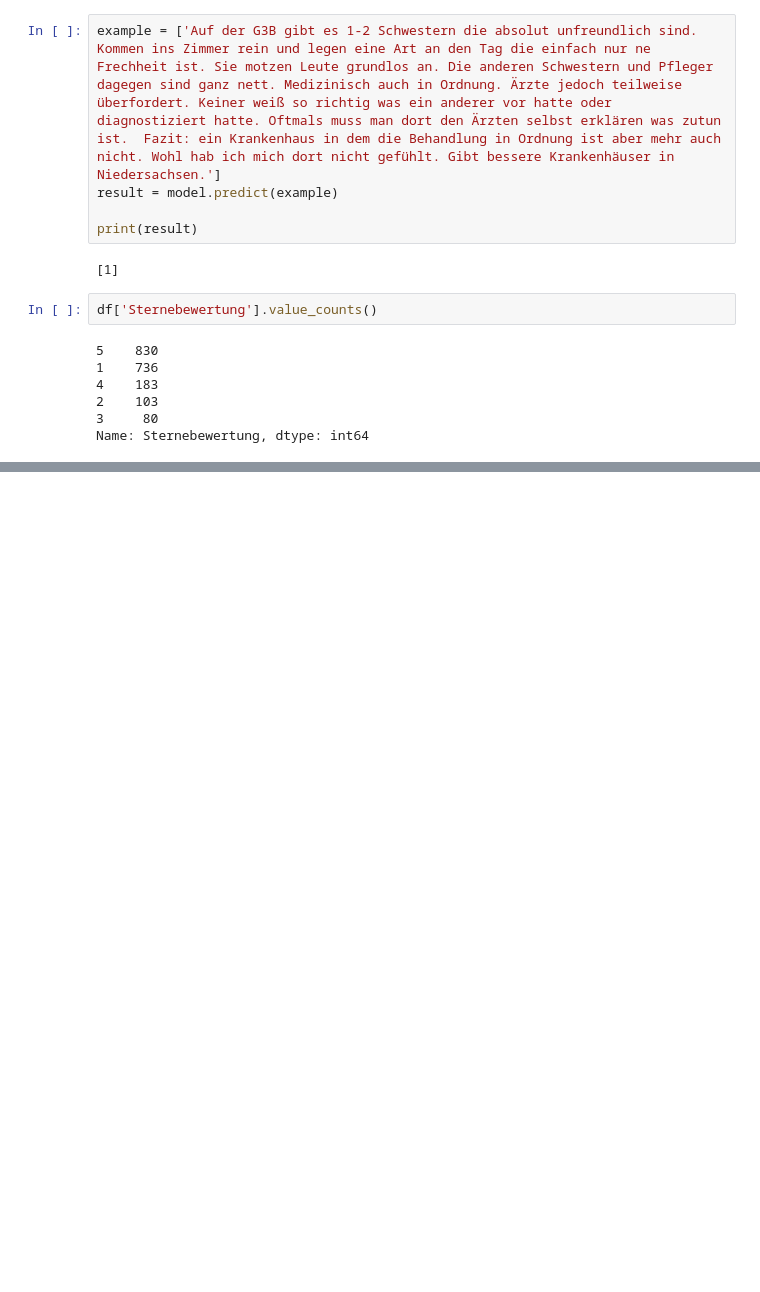
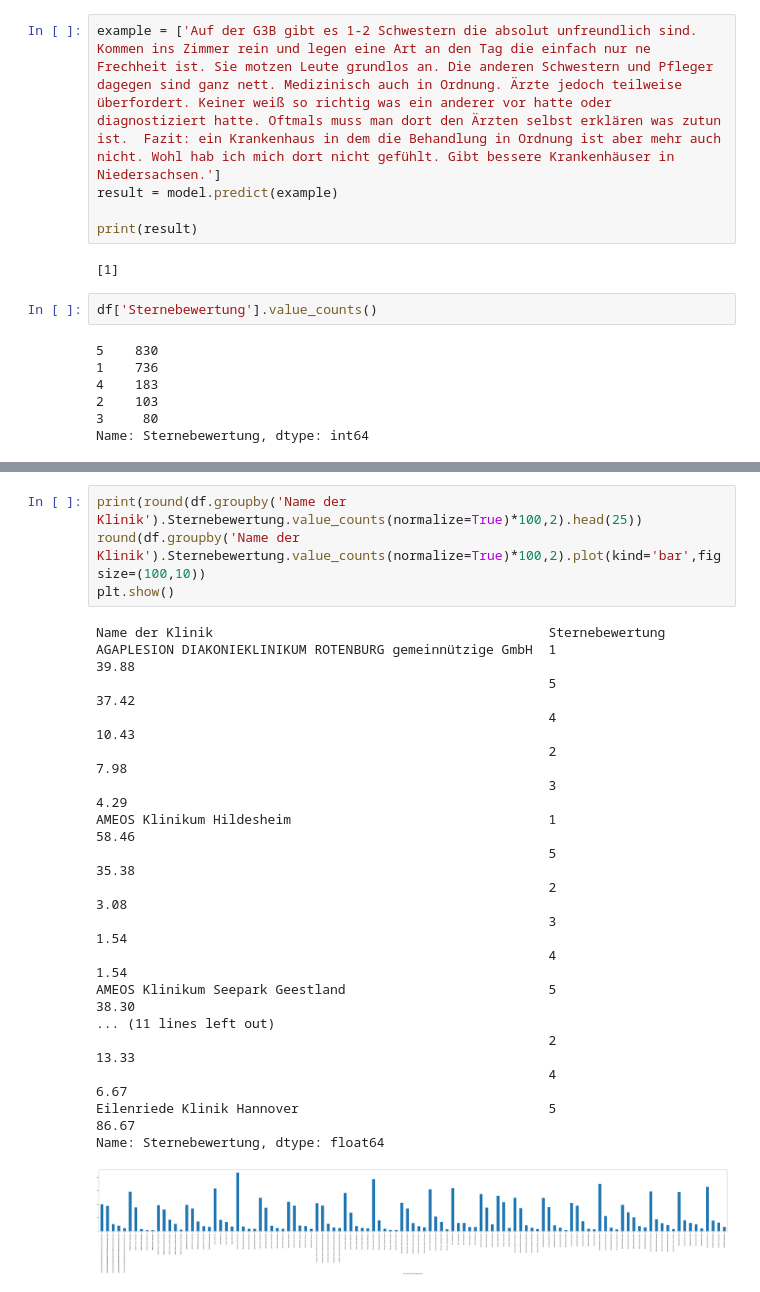
Before and after one commit to githsem/Abschlussprojekt_DataScience-WebTechnology, a Jupyter notebook: GoogleMaps_ Sentimentsanalyse/ML_Modell.ipynb, the cells around one changed output, grey strips where cells are left out. Cells and saved outputs as stored; diff of their text form; blank space fills up the shorter version.

```diff
--- a/GoogleMaps_ Sentimentsanalyse/ML_Modell.ipynb
+++ b/GoogleMaps_ Sentimentsanalyse/ML_Modell.ipynb
@@ -101,0 +129,23 @@ Name: Sternebewertung, dtype: int64
+# %%
+print(round(df.groupby('Name der Klinik').Sternebewertung.value_counts(normalize=True)*100,2).head(25))
+round(df.groupby('Name der Klinik').Sternebewertung.value_counts(normalize=True)*100,2).plot(kind='bar',figsize=(100,10))
+plt.show()
+# %% [output]
+Name der Klinik                                           Sternebewertung
+AGAPLESION DIAKONIEKLINIKUM ROTENBURG gemeinnützige GmbH  1                  39.88
+                                                          5                  37.42
+                                                          4                  10.43
+                                                          2                   7.98
+                                                          3                   4.29
+AMEOS Klinikum Hildesheim                                 1                  58.46
+                                                          5                  35.38
+                                                          2                   3.08
+                                                          3                   1.54
+                                                          4                   1.54
+AMEOS Klinikum Seepark Geestland                          5                  38.30
+... (11 lines left out)
+                                                          2                  13.33
+                                                          4                   6.67
+Eilenriede Klinik Hannover                                5                  86.67
+Name: Sternebewertung, dtype: float64
+[figure, added]
```
Also changed, not shown: parts of 7 cells of this notebook.
